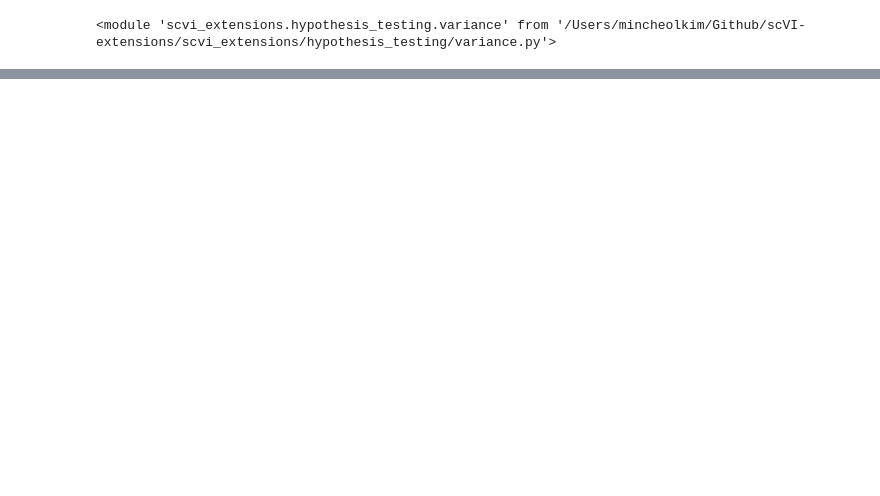
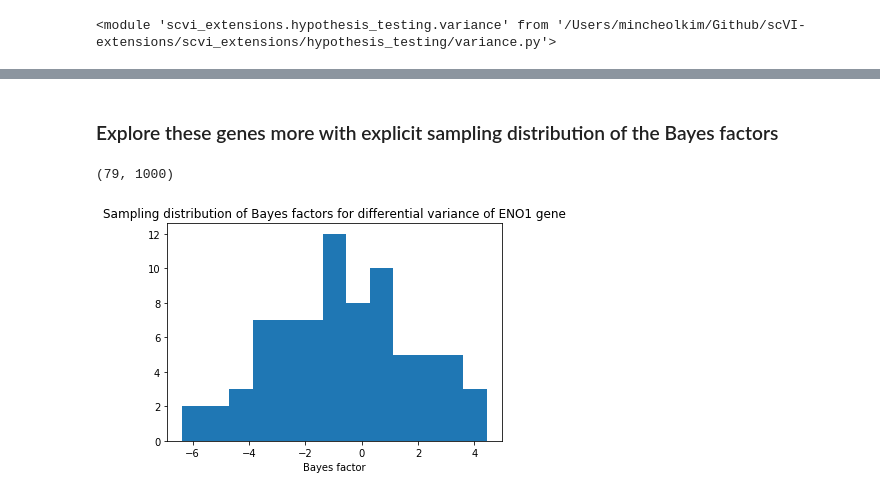
Before and after one commit to mincheoly/scVI-extensions, a Jupyter notebook: notebooks/variance_dev.ipynb, the cells around one changed output, grey strips where cells are left out. Saved outputs shown, nothing was run; the diff lists cells and outputs as text; code cells hidden in the pictures; blank space fills up the shorter version.

```diff
--- a/notebooks/variance_dev.ipynb
+++ b/notebooks/variance_dev.ipynb
@@ -72,0 +39,14 @@ infer = SupervisedVariationalInference(
+# %%
+h5_filename = data_path + 'raw_gene_bc_matrices_h5.h5'
+metadata_filename = data_path + 'nsnp20.raw.sng.km_vb1_default.norm.meta.txt'
+# %%
+imp.reload(cs)
+# Load the dataset
+gene_dataset = cs.CropseqDataset(
+    filename=h5_filename,
+    metadata_filename=metadata_filename,
+    new_n_genes=1000,
+    use_donors=True,
+    use_labels='gene',
+    testing_labels='gene',
+    save_path='')
@@ -73,2 +61,2 @@ infer = SupervisedVariationalInference(
 # %%
-#torch.save(vae, '/Users/mincheolkim/Documents/cortext_vaec.model')
+model = torch.load('/Users/mincheolkim/Documents/vaec_model_vargenes_kogene.model', map_location=lambda storage, loc: storage)
@@ -137,0 +92,2 @@ Text(0.5,1,'Variance null Bayes Factors')
+# %% [markdown]
+### Explore these genes more with explicit sampling distribution of the Bayes factors
@@ -137,0 +101,18 @@ Text(0.5,1,'Variance null Bayes Factors')
+# %%
+imp.reload(vr)
+eno1_h1_bfs, eno1_h0_bfs = vr.batch_variance_test(
+    model,
+    gene_dataset,
+    desired_labels=[29, 78],
+    M_sampling=100)
+# %%
+batf_h1_bfs.shape
+# %% [output]
+(79, 1000)
+# %%
+plt.hist(eno1_h1_bfs[:,135][np.absolute(eno1_h1_bfs[:,135]) < 10], bins=13);
+plt.title('Sampling distribution of BFs for differential variance of ENO1 gene');
+plt.xlabel('Bayes factor');
+plt.savefig('/Users/mincheolkim/Documents/scvi_outputs/labmeeting/eno1_sampling_distribution.png', bbox='tight')
+# %% [output]
+[figure, added]
```
Also changed, not shown: parts of 30 cells of this notebook, 8 other files.
